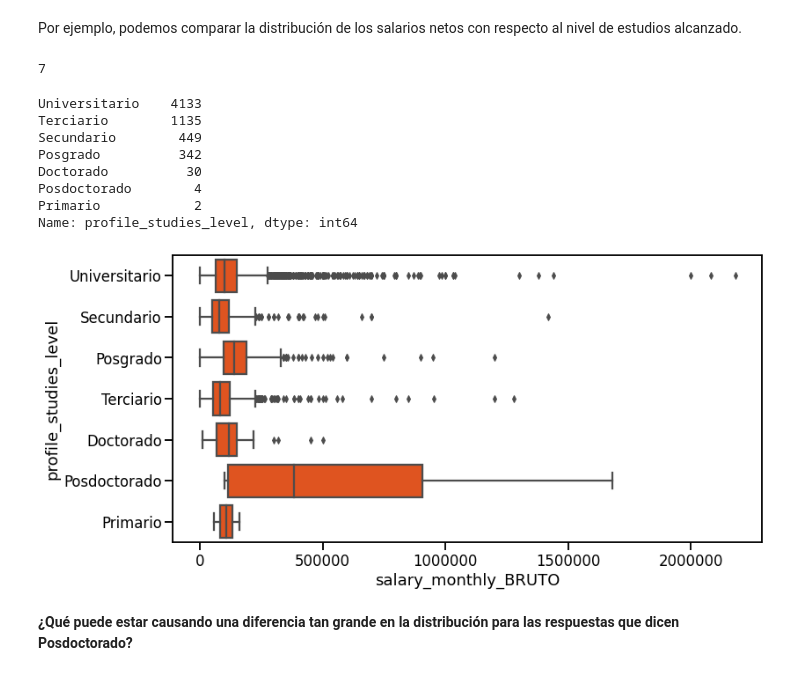
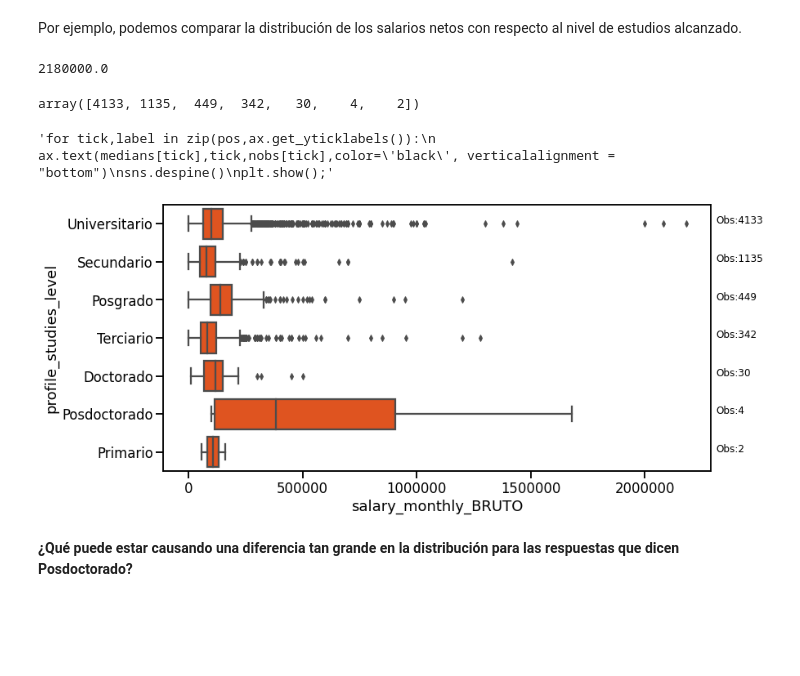
Before and after one commit to guillealonso/AnalisisyVisualizacion, a Jupyter notebook: 02 Datos y Modelos.ipynb, the cells around one changed output. Cells and saved outputs as stored; diff of their text form; code cells hidden in the pictures; blank space fills up the shorter version.

```diff
--- a/02 Datos y Modelos.ipynb
+++ b/02 Datos y Modelos.ipynb
@@ -237,28 +239,39 @@ seaborn.boxplot(x=df[df.profile_age < 100].profile_age)
 [figure]
 # %% [markdown]
 Por ejemplo, podemos comparar la distribución de los salarios netos con respecto al nivel de estudios alcanzado.
+# %%
+df[salary_col].max()
+# %% [output]
+2180000.0
 # %%
-df['profile_studies_level'].nunique()
+df['profile_studies_level'].value_counts().values
 # %% [output]
-7
+array([4133, 1135,  449,  342,   30,    4,    2])
-# %%
-df['profile_studies_level'].value_counts()
-# %% [output]
-Universitario    4133
-Terciario        1135
-Secundario        449
-Posgrado          342
-Doctorado          30
-Posdoctorado        4
-Primario            2
-Name: profile_studies_level, dtype: int64
-# %%
-plt.figure(figsize=(12, 6))
-seaborn.boxplot(data=df, x=salary_col, y='profile_studies_level',
-                color='orangered')
-plt.ticklabel_format(style='plain', axis='x')
-# %% [output]
-[figure, removed]
+# %%
+plt.figure(figsize=(12, 6))
+ax = seaborn.boxplot(data=df, x=salary_col, y='profile_studies_level',
+                color='orangered')
+plt.ticklabel_format(style='plain', axis='x')
+#ax.set_xlim(1,df[salary_col].max()+100000)
+# Calculate number of obs per group & median to position labels
+medians = df.groupby(['profile_studies_level'])['salary_monthly_BRUTO'].median().values
+nobs = df['profile_studies_level'].value_counts().values
+nobs = [str(x) for x in nobs.tolist()]
+nobs = ["Obs:" + i for i in nobs]
+
+# Add it to the plot
+pos = range(len(nobs))
+
+for tick,label in zip(pos,ax.get_yticklabels()):
+  ax.text(df[salary_col].max()+130000, tick, nobs[tick], fontsize=12)
+
+'''for tick,label in zip(pos,ax.get_yticklabels()):
+    ax.text(medians[tick],tick,nobs[tick],color='black', verticalalignment = "bottom")
+sns.despine()
+plt.show();'''
+# %% [output]
+'for tick,label in zip(pos,ax.get_yticklabels()):\n    ax.text(medians[tick],tick,nobs[tick],color=\'black\', verticalalignment = "bottom")\nsns.despine()\nplt.show();'
+[figure, added]
 # %% [markdown]
 **¿Qué puede estar causando una diferencia tan grande en la distribución para las respuestas que dicen Posdoctorado?**
 # %% [markdown]
```
Also changed, not shown: parts of 1 cell of this notebook.
